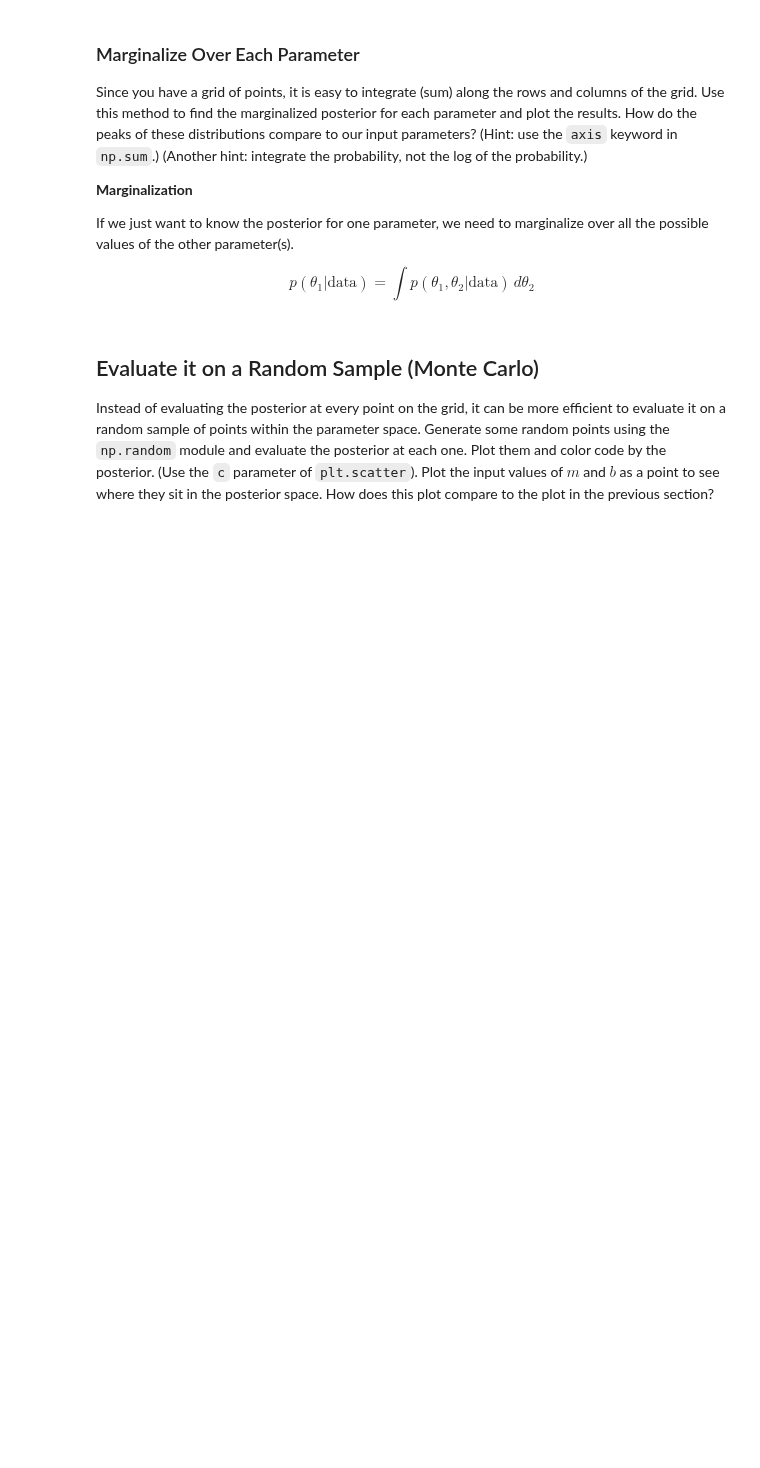
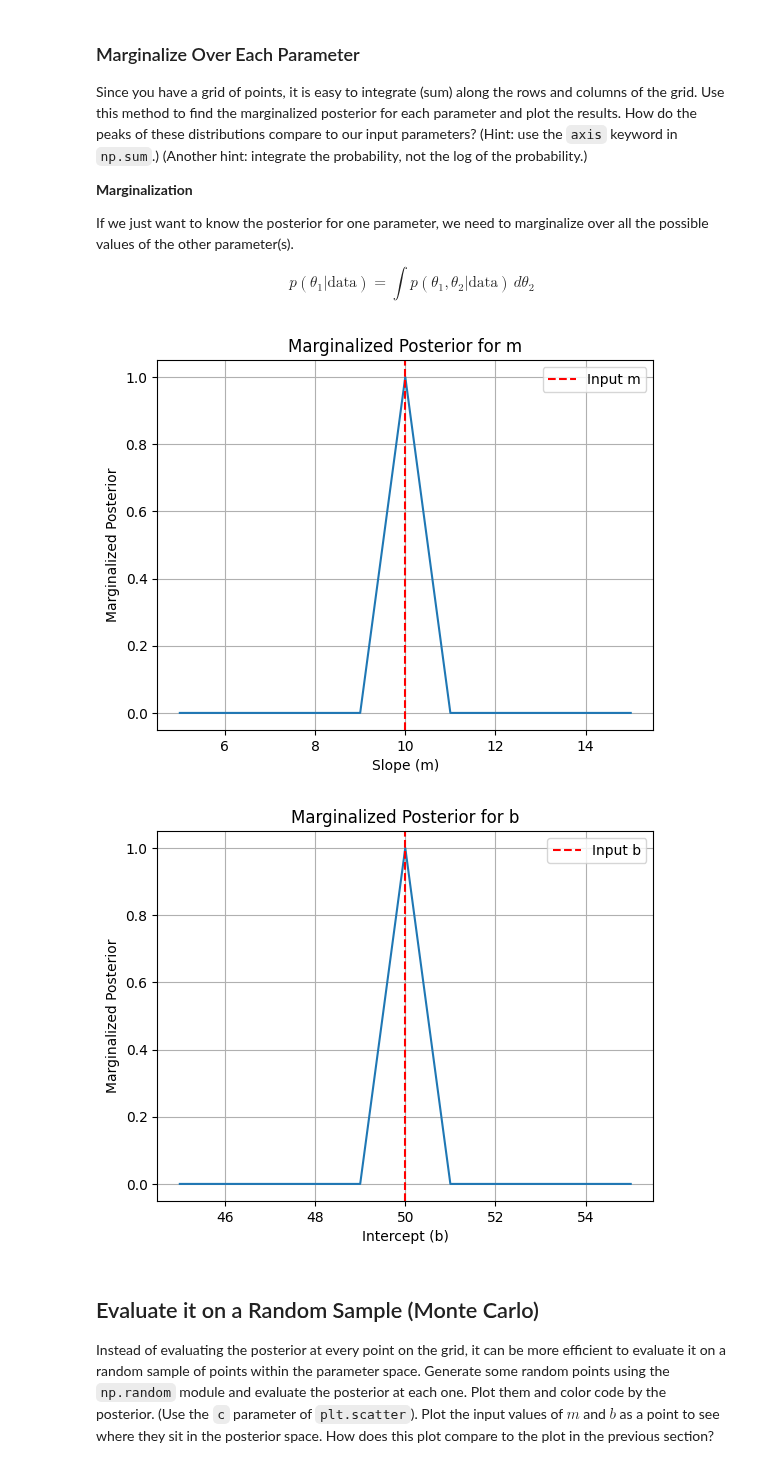
Before and after one commit to ASTR154/bayesian-statistics, a Jupyter notebook: monte_carlo_line_fitting.ipynb, the cells around one changed output. Drawn from its saved outputs; the diff is of its cells as text; code cells hidden in the pictures; blank space fills up the shorter version.

```diff
--- a/monte_carlo_line_fitting.ipynb
+++ b/monte_carlo_line_fitting.ipynb
@@ -157,3 +149,28 @@ plt.plot(# complete
+# %%
+posterior_marginalized_m = np.sum(P, axis=0)
+plt.figure()
+plt.plot(m_range, posterior_marginalized_m)
+plt.axvline(m, color='r', linestyle='--', label='Input m')
+plt.xlabel('Slope (m)')
+plt.ylabel('Marginalized Posterior')
+plt.title('Marginalized Posterior for m')
+plt.legend()
+plt.grid(True)
+plt.show()
+
+posterior_marginalized_b = np.sum(P, axis=1)
+plt.figure()
+plt.plot(b_range, posterior_marginalized_b)
+plt.axvline(b, color='r', linestyle='--', label='Input b')
+plt.xlabel('Intercept (b)')
+plt.ylabel('Marginalized Posterior')
+plt.title('Marginalized Posterior for b')
+plt.legend()
+plt.grid(True)
+plt.show()
+# %% [output]
+[figure, added]
+[figure, added]
 # %% [markdown]
 ## Evaluate it on a Random Sample (Monte Carlo)
 Instead of evaluating the posterior at every point on the grid, it can be more efficient to evaluate it on a random sample of points within the parameter space. Generate some random points using the `np.random` module and evaluate the posterior at each one. Plot them and color code by the posterior. (Use the `c` parameter of `plt.scatter`). Plot the input values of $m$ and $b$ as a point to see where they sit in the posterior space. How does this plot compare to the plot in the previous section?
```
Also changed, not shown: parts of 7 cells of this notebook.
